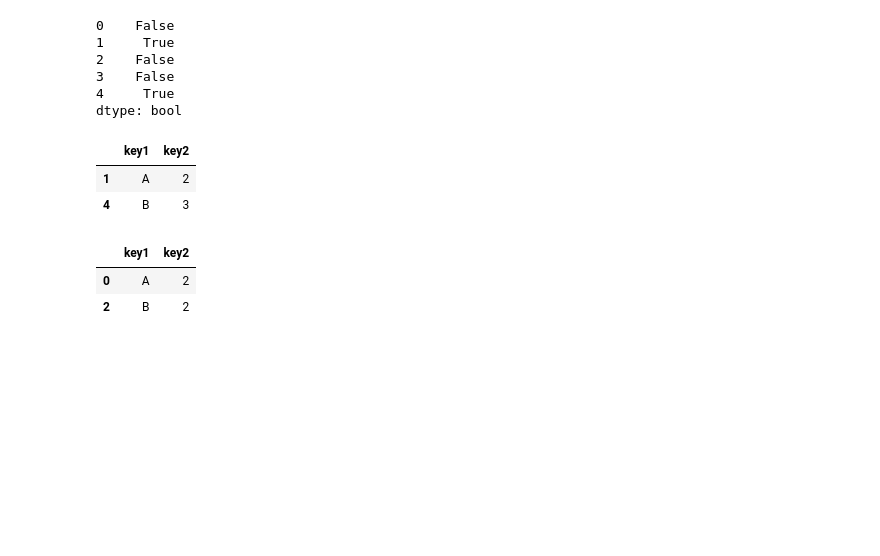
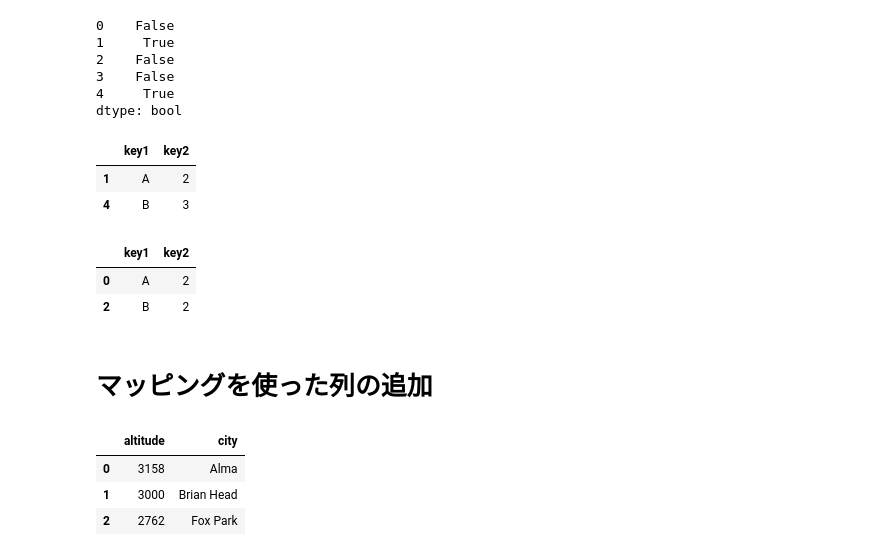
Before and after one commit to aki-06/Data_Science, a Jupyter notebook: 20180504_データ解析の基礎.ipynb, the cells around one changed output. Cells and saved outputs as stored; diff of their text form; code cells hidden in the pictures; blank space fills up the shorter version.

Commit message:
マッピングを使った列の追加

```diff
--- a/20180504_データ解析の基礎.ipynb
+++ b/20180504_データ解析の基礎.ipynb
@@ -461,3 +461,5 @@ df.drop_duplicates(['key1'], keep='first')
 |  | key1 | key2 |
 | 0 | A | 2 |
 | 2 | B | 2 |
+# %% [markdown]
+# マッピングを使った列の追加
@@ -463,0 +471,7 @@ df.drop_duplicates(['key1'], keep='first')
+# %%
+df
+# %% [output]
+|  | altitude | city |
+| 0 | 3158 | Alma |
+| 1 | 3000 | Brian Head |
+| 2 | 2762 | Fox Park |
```
Also changed, not shown: parts of 5 cells of this notebook.
